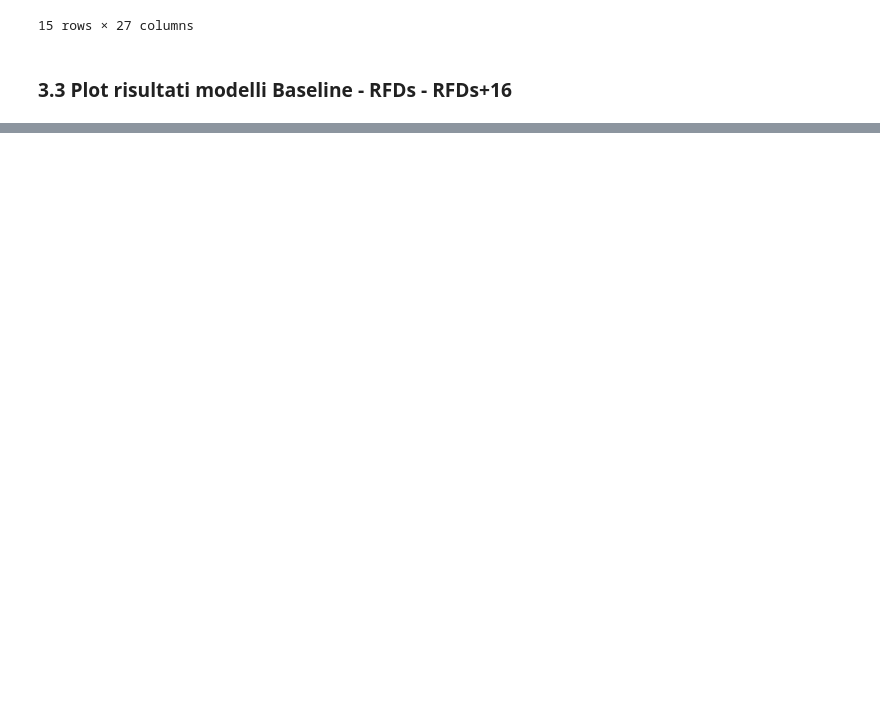
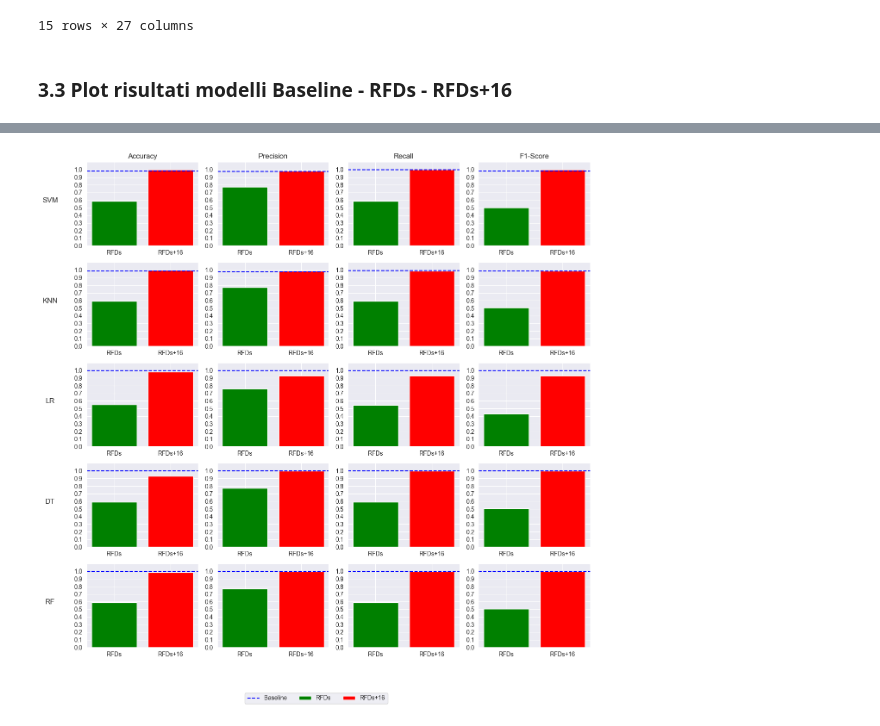
Before and after one commit to raffaele-aurucci/Fake-TikTok-Account-Detection, a Jupyter notebook: classifiers/classification_with_rfds.ipynb, the cells around one changed output, grey strips where cells are left out. Saved outputs shown, nothing was run; the diff lists cells and outputs as text; code cells hidden in the pictures; blank space fills up the shorter version.

```diff
--- a/classifiers/classification_with_rfds.ipynb
+++ b/classifiers/classification_with_rfds.ipynb
@@ -587,0 +559,80 @@ dftmp.to_csv("Results_Fake_Account_Models_RFD.csv",index=None,sep=";")
+# %%
+# Dati per le etichette
+labels = ['Baseline', 'RFDs', 'RFDs+16']
+
+values_matrix = np.array([
+    # Accuracy
+    [
+        [0.981, 0.587, 0.998],      # SVM
+        [0.986, 0.589, 0.997],      # KNN
+        [0.997, 0.549, 0.983],      # LR
+        [0.998, 0.589, 0.929],      # DT
+        [0.998, 0.589, 0.986]       # RF
+    ],
+    # Precision
+    [
+        [0.976, 0.774, 0.983],      # SVM
+        [0.979, 0.774, 0.986],      # KNN
+        [0.997, 0.763, 0.930],      # LR
+        [0.997, 0.774, 0.997],      # DT
+        [0.998, 0.774, 0.998]       # RF
+    ],
+    # Recall
+    [
+        [0.997, 0.587, 0.998],      # SVM
+        [0.993, 0.589, 0.986],      # KNN
+        [0.997, 0.548, 0.929],      # LR
+        [0.999, 0.589, 0.997],      # DT
+        [0.999, 0.589, 0.998]       # RF
+    ],
+    # F1-Score
+    [
+        [0.981, 0.502, 0.998],      # SVM
+        [0.986, 0.506, 0.986],      # KNN
+        [0.997, 0.432, 0.929],      # LR
+        [0.998, 0.506, 0.997],      # DT
+        [0.998, 0.506, 0.998]       # RF
+    ]
+])
+
+# Creazione della griglia 5x4 di subplots
+fig, axs = plt.subplots(5, 4, figsize=(13, 12))
+
+column_titles = ['Accuracy', 'Precision', 'Recall', 'F1-Score']
+row_titles = ['SVM', 'KNN', 'LR', 'DT', 'RF']
+baseline_line = None
+
+for i in range(5):
+    for j in range(4):
+        # barre per RFDs e RFDs+16
+        bars = axs[i, j].bar(labels[1:], values_matrix[j, i, 1:], color=['green', 'red'])
+
+        # linea tratteggiata per la Baseline
+        baseline_line = axs[i, j].axhline(y=values_matrix[j, i, 0], color='blue', linestyle='--', label='Baseline')
+
+        # Imposta l'intervallo dell'asse y da 0 a 1.1
+        axs[i, j].set_ylim(0, 1.1)
+
+        # Imposta i tick dell'asse y con intervallo di 0.1
+        axs[i, j].set_yticks(np.arange(0, 1.01, 0.1))
+
+# Aggiunta etichette per le colonne
+for ax, col in zip(axs[0], column_titles):
+    ax.set_title(col)
+
+# Aggiunta etichette per le righe
+for ax, row in zip(axs[:, 0], row_titles):
+    ax.set_ylabel(row, rotation=0, size='large', labelpad=40)
+
+# leggenda
+handles = [baseline_line, bars[0], bars[1]]
+labels = ['Baseline', 'RFDs', 'RFDs+16']
+fig.legend(handles, labels, loc='upper center', bbox_to_anchor=(0.5, -0.05), ncol=3)
+
+# fig.suptitle('Performance metrics before and after feature engineering (Threshold 0 - Extend 0.1)', fontsize=14)
+# plt.tight_layout(rect=[0, 0.03, 1, 0.95])
+
+plt.tight_layout()
+plt.show()
+# %% [output]
+[figure, added]
```
Also changed, not shown: parts of 11 cells of this notebook.
